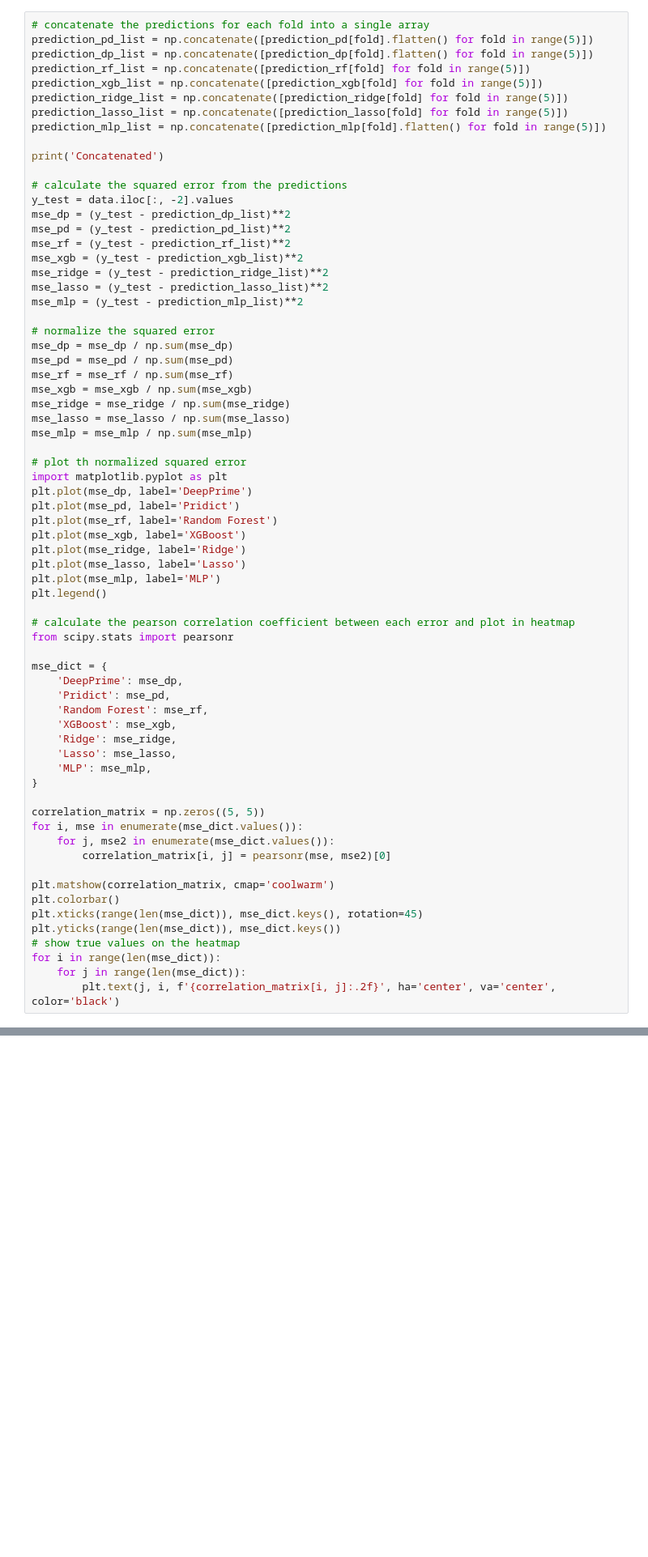
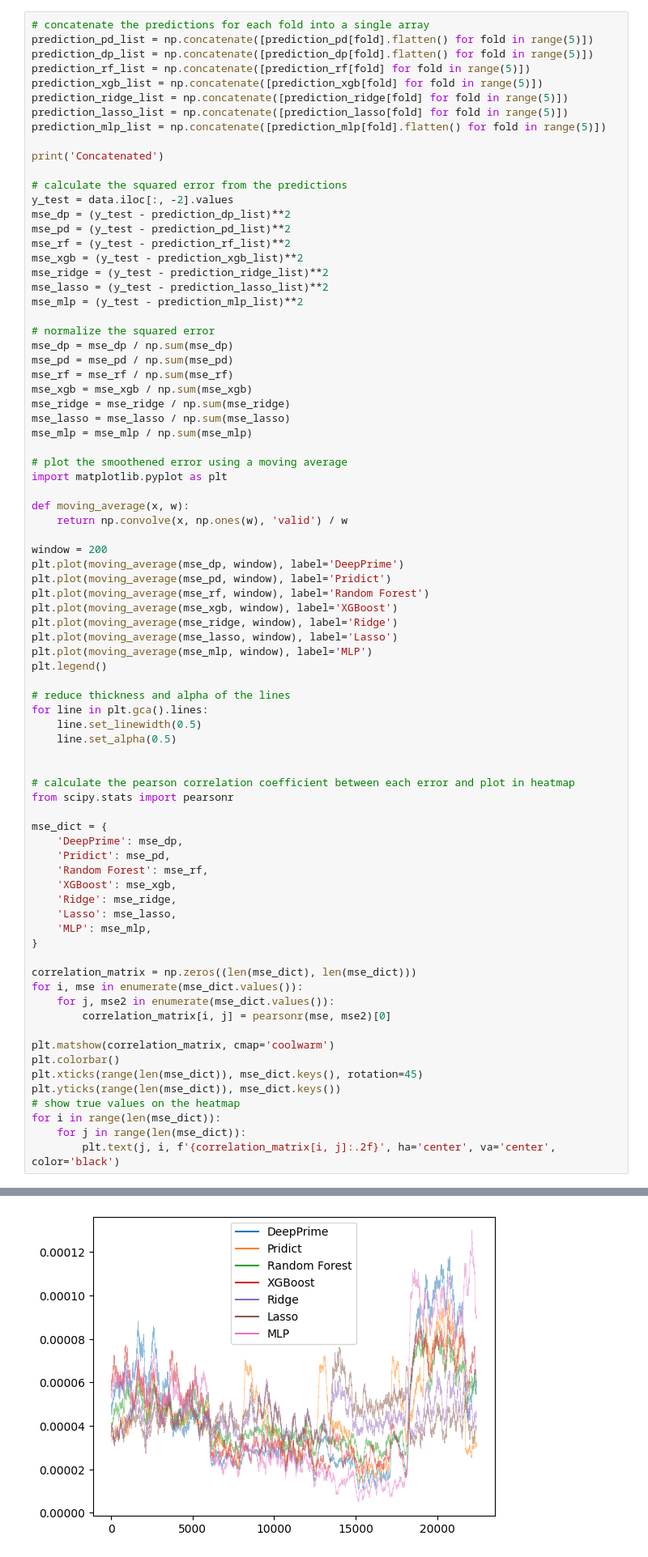
Before and after one commit to PeihengLu/ox-dissertation, a Jupyter notebook: error-analysis.ipynb, the cells around one changed output, grey strips where cells are left out. Shown at 81% size. Drawn from its saved outputs; the diff is of its cells as text; blank space fills up the shorter version.

Commit message:
updated error analysis

```diff
--- a/error-analysis.ipynb
+++ b/error-analysis.ipynb
@@ -93,42 +111,54 @@ mse_ridge = mse_ridge / np.sum(mse_ridge)
 mse_lasso = mse_lasso / np.sum(mse_lasso)
 mse_mlp = mse_mlp / np.sum(mse_mlp)
 
-# plot th normalized squared error
+# plot the smoothened error using a moving average
 import matplotlib.pyplot as plt
-plt.plot(mse_dp, label='DeepPrime')
-plt.plot(mse_pd, label='Pridict')
-plt.plot(mse_rf, label='Random Forest')
-plt.plot(mse_xgb, label='XGBoost')
-plt.plot(mse_ridge, label='Ridge')
-plt.plot(mse_lasso, label='Lasso')
-plt.plot(mse_mlp, label='MLP')
+
+def moving_average(x, w):
+    return np.convolve(x, np.ones(w), 'valid') / w
+
+window = 200
+plt.plot(moving_average(mse_dp, window), label='DeepPrime')
+plt.plot(moving_average(mse_pd, window), label='Pridict')
+plt.plot(moving_average(mse_rf, window), label='Random Forest')
+plt.plot(moving_average(mse_xgb, window), label='XGBoost')
+plt.plot(moving_average(mse_ridge, window), label='Ridge')
+plt.plot(moving_average(mse_lasso, window), label='Lasso')
+plt.plot(moving_average(mse_mlp, window), label='MLP')
 plt.legend()
+
+# reduce thickness and alpha of the lines
+for line in plt.gca().lines:
+    line.set_linewidth(0.5)
+    line.set_alpha(0.5)
+
 
 # calculate the pearson correlation coefficient between each error and plot in heatmap
 from scipy.stats import pearsonr
 
 mse_dict = {
     'DeepPrime': mse_dp,
     'Pridict': mse_pd,
     'Random Forest': mse_rf,
     'XGBoost': mse_xgb,
     'Ridge': mse_ridge,
     'Lasso': mse_lasso,
     'MLP': mse_mlp,
 }
 
-correlation_matrix = np.zeros((5, 5))
+correlation_matrix = np.zeros((len(mse_dict), len(mse_dict)))
 for i, mse in enumerate(mse_dict.values()):
     for j, mse2 in enumerate(mse_dict.values()):
         correlation_matrix[i, j] = pearsonr(mse, mse2)[0]
 
 plt.matshow(correlation_matrix, cmap='coolwarm')
 plt.colorbar()
 plt.xticks(range(len(mse_dict)), mse_dict.keys(), rotation=45)
 plt.yticks(range(len(mse_dict)), mse_dict.keys())
 # show true values on the heatmap
 for i in range(len(mse_dict)):
     for j in range(len(mse_dict)):
         plt.text(j, i, f'{correlation_matrix[i, j]:.2f}', ha='center', va='center', color='black')
 # %% [output]
 Concatenated
+[figure, added]
```
Also changed, not shown: parts of 2 cells of this notebook.
